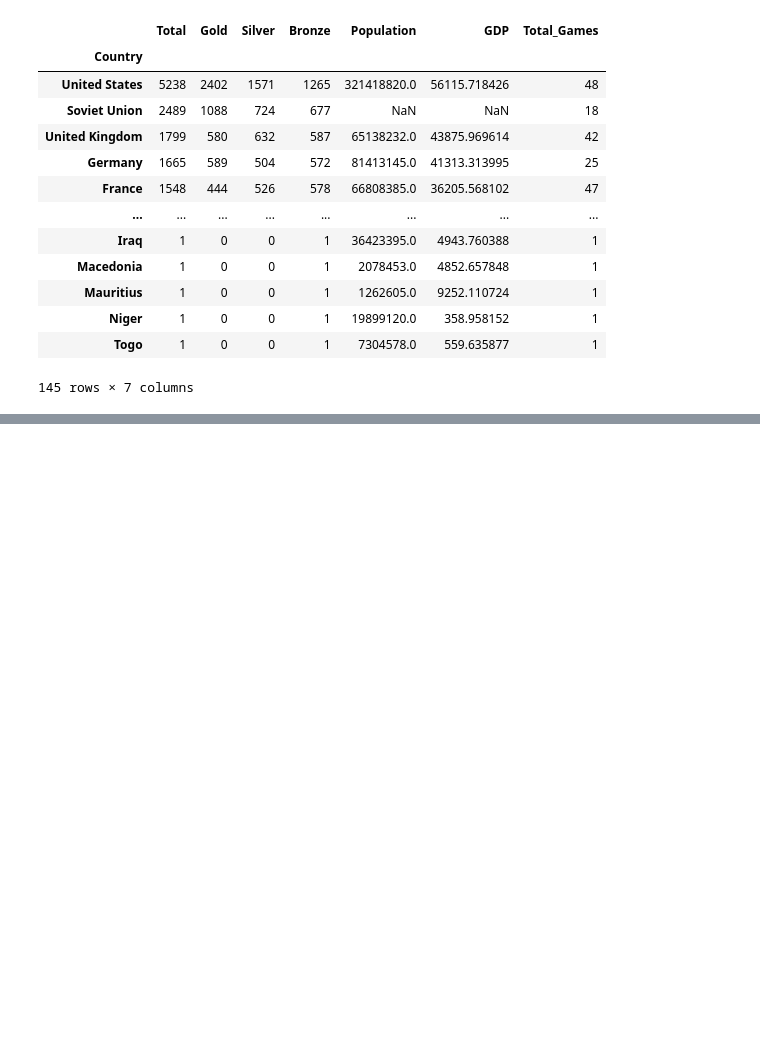
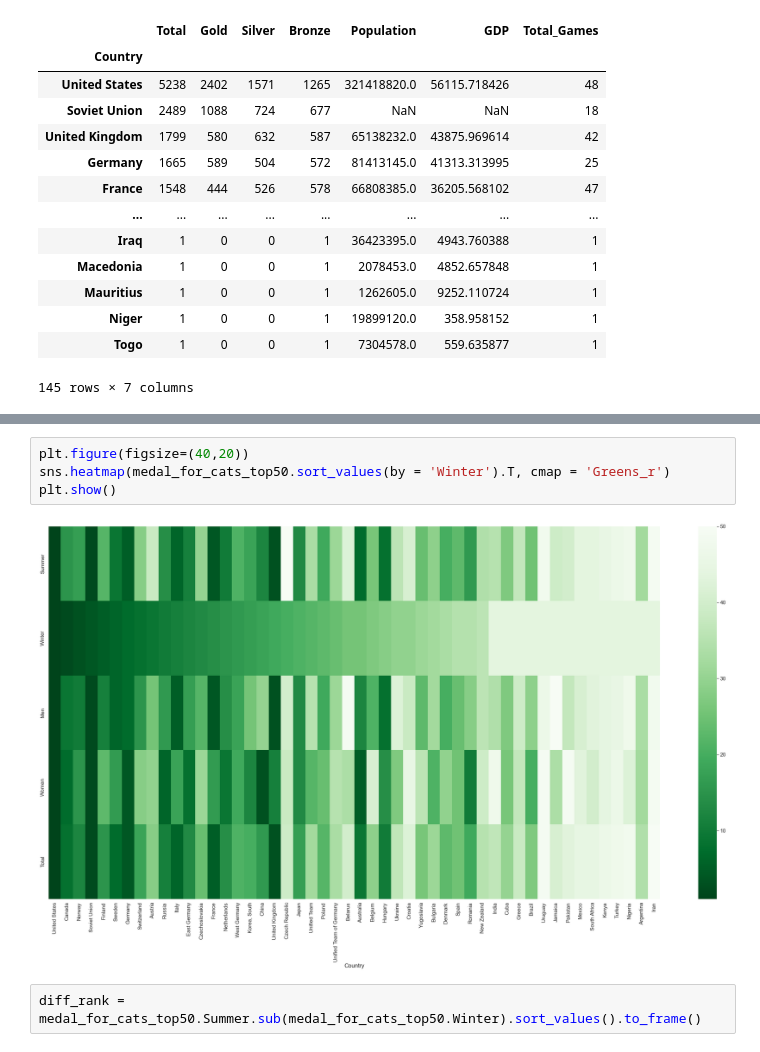
Before and after one commit to Yurhigz/Olympic-Medal-Project, a Jupyter notebook: Explanatory_DataAnalysis_Challenge/Project_Explanatory_Data_Analysis.ipynb, the cells around one changed output, grey strips where cells are left out. Drawn from its saved outputs; the diff is of its cells as text; blank space fills up the shorter version.

```diff
--- a/Explanatory_DataAnalysis_Challenge/Project_Explanatory_Data_Analysis.ipynb
+++ b/Explanatory_DataAnalysis_Challenge/Project_Explanatory_Data_Analysis.ipynb
@@ -579,0 +724,8 @@ medals_per_country.rank(ascending=False).head(50)
+# %%
+plt.figure(figsize=(40,20))
+sns.heatmap(medal_for_cats_top50.sort_values(by = 'Winter').T, cmap = 'Greens_r')
+plt.show()
+# %% [output]
+[figure, added]
+# %%
+diff_rank = medal_for_cats_top50.Summer.sub(medal_for_cats_top50.Winter).sort_values().to_frame()
```
Also changed, not shown: parts of 34 cells of this notebook.
